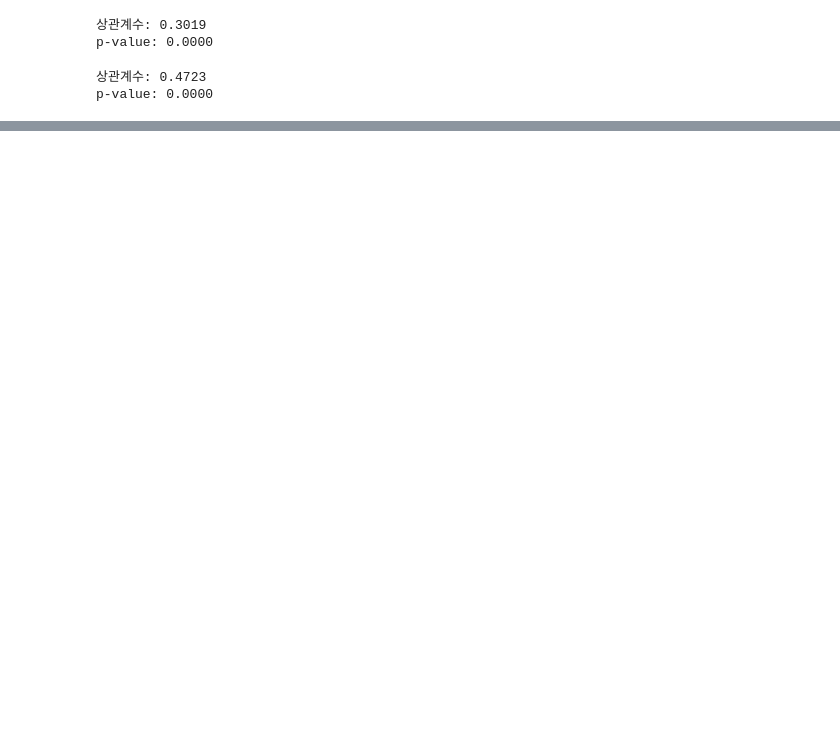
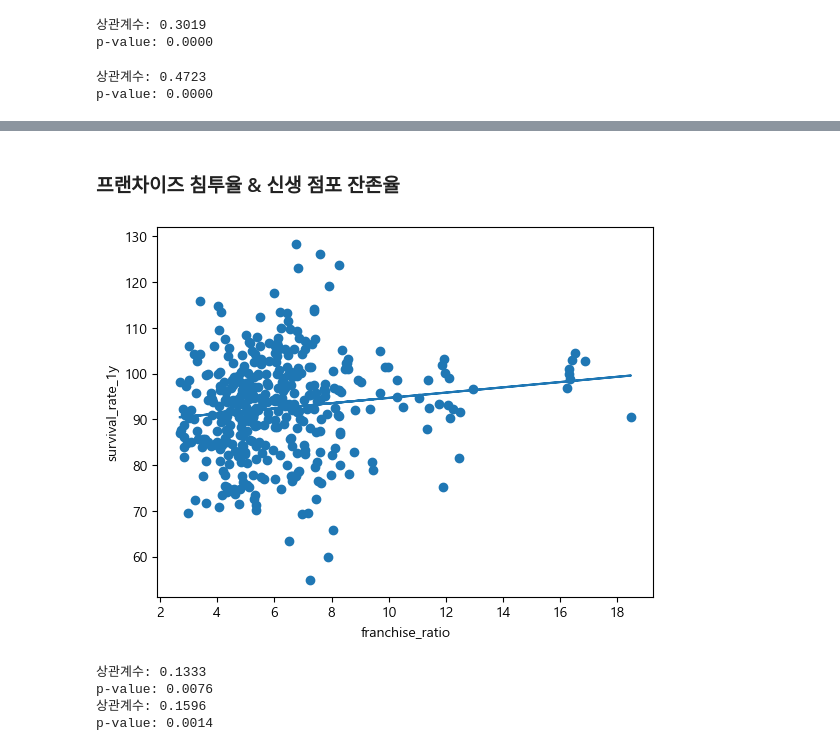
Before and after one commit to bulsajo1/final_project, a Jupyter notebook: eunbi/통계_은비.ipynb, the cells around one changed output, grey strips where cells are left out. Saved outputs shown, nothing was run; the diff lists cells and outputs as text; code cells hidden in the pictures; blank space fills up the shorter version.

```diff
--- a/eunbi/통계_은비.ipynb
+++ b/eunbi/통계_은비.ipynb
@@ -471,0 +547,35 @@ p-value: 0.0000
+# %% [markdown]
+### 프랜차이즈 침투율 & 신생 점포 잔존율
+# %%
+df_24_25 = df.loc[df['year'].isin([2024, 2025])]
+
+data = df_24_25.groupby(["base_quarter", "adm_dong_nm"]).agg({"franchise_ratio": "mean", "survival_rate_1y": "mean"})
+
+x = data["franchise_ratio"]
+y = data["survival_rate_1y"]
+
+plt.scatter(x, y)
+
+# 회귀선 계산
+m, b = np.polyfit(x, y, 1)
+
+# 회귀선 그리기
+plt.plot(x, m * x + b)
+
+plt.xlabel("franchise_ratio")
+plt.ylabel("survival_rate_1y")
+plt.show()
+
+r, p_value = stats.pearsonr(data["franchise_ratio"], data["survival_rate_1y"])
+print(f'상관계수: {r:.4f}')
+print(f'p-value: {p_value:.4f}')
+
+r, p_value = stats.spearmanr(data["franchise_ratio"], data["survival_rate_1y"])
+print(f'상관계수: {r:.4f}')
+print(f'p-value: {p_value:.4f}')
+# %% [output]
+[figure, added]
+상관계수: 0.1333
+p-value: 0.0076
+상관계수: 0.1596
+p-value: 0.0014
```
Also changed, not shown: parts of 48 cells of this notebook.
